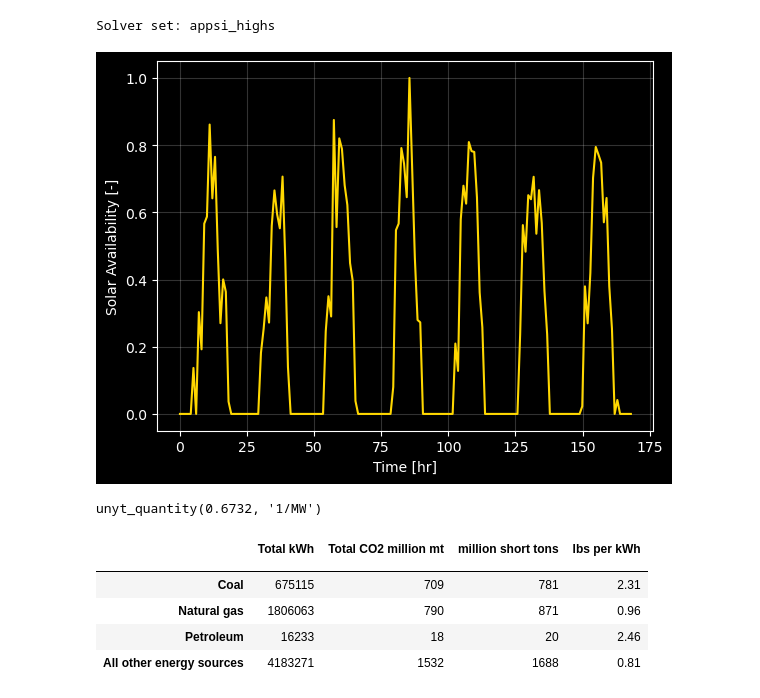
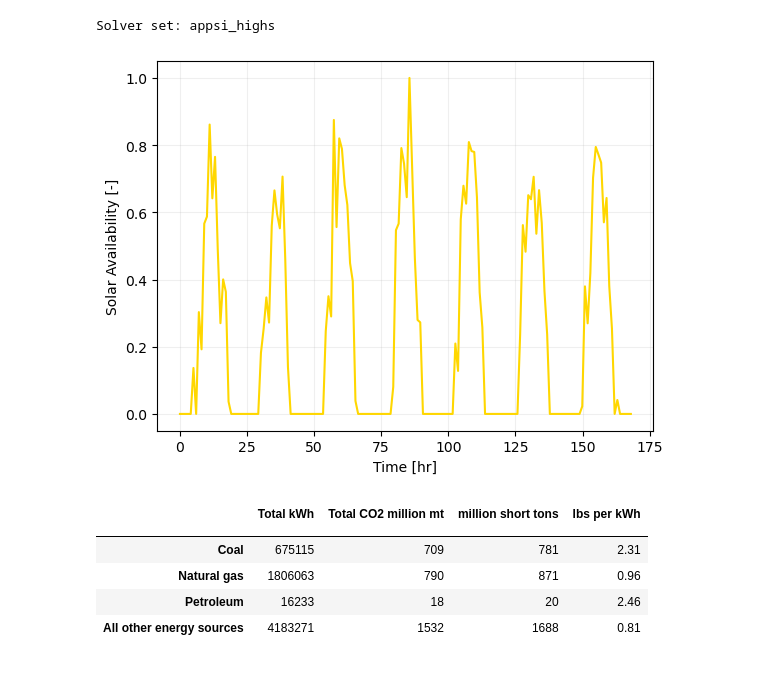
Before and after one commit to arfc/2025-dotson-dissertation, a Jupyter notebook: analysis/scripts/05-examples-scripts/datacenter_example.ipynb, the cells around one changed output. Saved outputs shown, nothing was run; the diff lists cells and outputs as text; code cells hidden in the pictures.

```diff
--- a/analysis/scripts/05-examples-scripts/datacenter_example.ipynb
+++ b/analysis/scripts/05-examples-scripts/datacenter_example.ipynb
@@ -29,30 +36,41 @@ Solver set: appsi_highs
 # %%
 n_hours = 24  # hours per day
 n_days = 7  # days to model
 N = n_hours*n_days  # total number of time steps
 phase_shift = np.pi/2  # horizontal shift [radians]
 base_shift = 2  # vertical shift [units of demand]
 hours = np.linspace(0,N,N)
 
-solar = (-np.sin((hours*np.pi/n_hours*2+phase_shift)))
+solar_cp = (-np.sin((hours*np.pi/n_hours*2+phase_shift)))
 # solar[solar<0] = 0
 
 rng = np.random.default_rng(1234)
 
-solar += rng.normal(size=N)*15e-2
-solar[solar<0] = 0
+solar_cp += rng.normal(size=N)*15e-2
+solar_cp[solar_cp<0] = 0
 
-solar = solar/solar.max()  # rescale
+solar_cp = solar_cp/solar_cp.max()  # rescale
 
 
-with plt.style.context("dark_background"):
-    plt.plot(hours, solar, color='gold')
-    plt.ylabel('Solar Availability [-]')
-    plt.xlabel('Time [hr]')
-    plt.grid(alpha=0.2)
-    plt.show()
+demand = np.ones(N)*1e3*MW
+# print(demand)
+
+
+# with plt.style.context("dark_background"):
+#     plt.plot(hours, solar_cp, color='gold')
+#     plt.ylabel('Solar Availability [-]')
+#     plt.xlabel('Time [hr]')
+#     plt.grid(alpha=0.2)
+#     plt.show()
+
+
+plt.plot(hours, solar_cp, color='gold')
+plt.ylabel('Solar Availability [-]')
+plt.xlabel('Time [hr]')
+plt.grid(alpha=0.2)
+plt.show()
 # %% [output]
-[figure, old version]
+[figure, new version]
 # %%
 peak_demand = 1e3*MW
 demand = np.ones(N)*peak_demand
@@ -63,12 +81,6 @@ nuclear_ap1000 = lib.nuclear
 nuclear_smr = lib.nuclear_adv
 solar = lib.solar
 battery = lib.battery
-# %%
-solar.capital_cost = 1432.009/kW
-solar.eroi =
-solar.
-# %% [output]
-unyt_quantity(0.6732, '1/MW')
 # %%
 emission_df = pd.read_html("https://www.eia.gov/tools/faqs/faq.php?id=74&t=11")[0].droplevel(1, axis=1).set_index('Unnamed: 0_level_0').iloc[:-1,:-2]
 emission_df.columns = ['Total kWh', 'Total CO2 million mt', 'million short tons','lbs per kWh']
```
Also changed, not shown: parts of 17 cells of this notebook, 3 other files.
